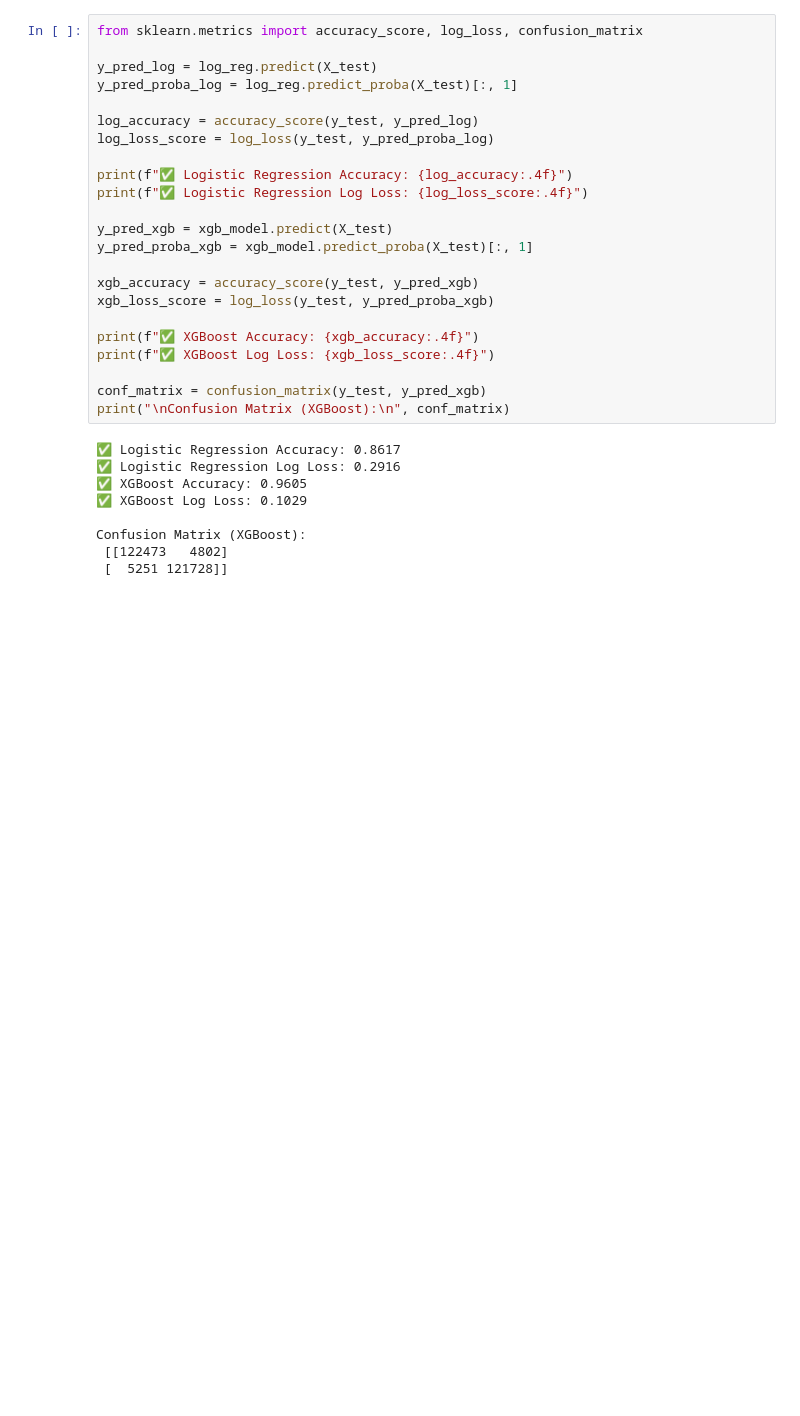
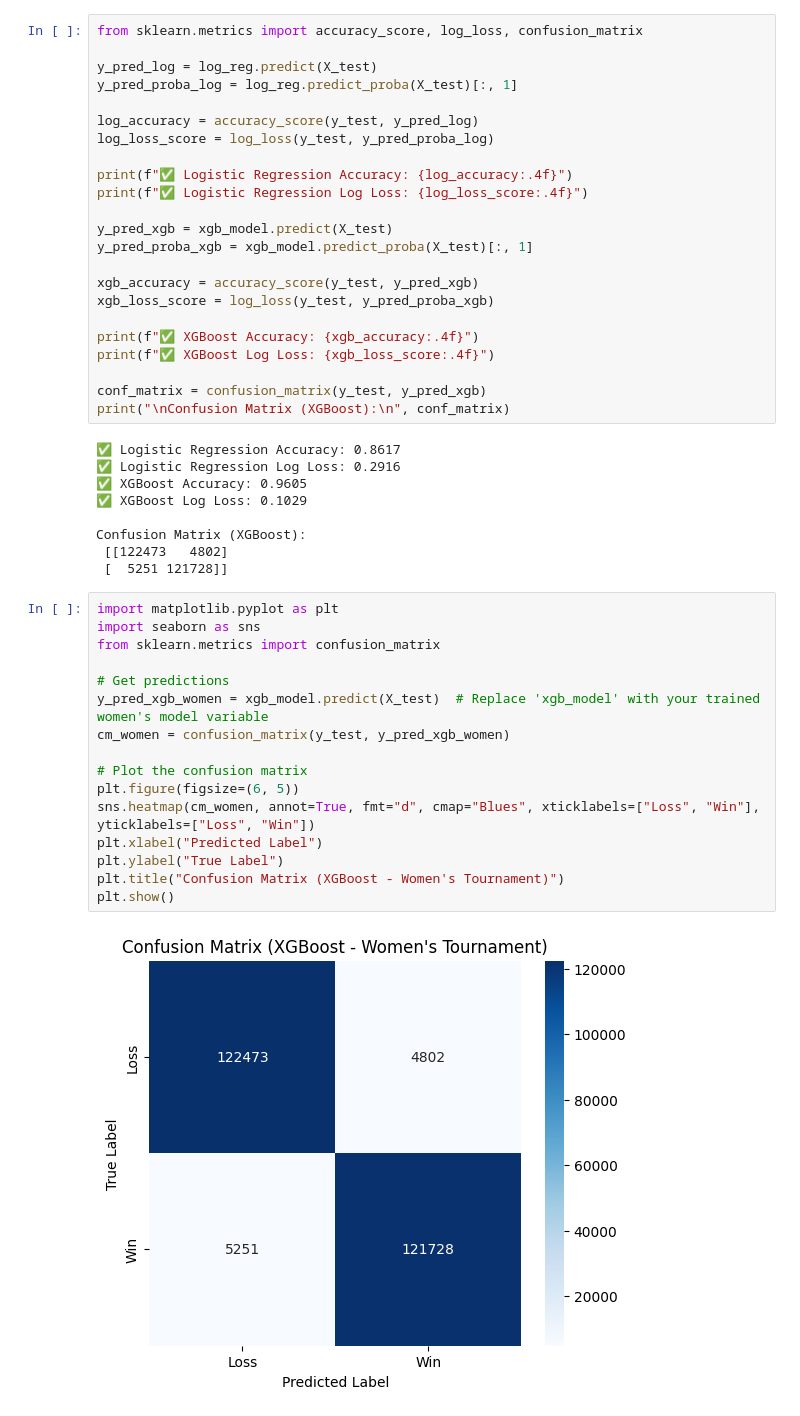
Before and after one commit to Immanuel-01/March_Mania, a Jupyter notebook: WManie.ipynb, the cells around one changed output. Drawn from its saved outputs; the diff is of its cells as text; blank space fills up the shorter version.

```diff
--- a/WManie.ipynb
+++ b/WManie.ipynb
@@ -369,6 +369,24 @@ print("\nConfusion Matrix (XGBoost):\n", conf_matrix)
 Confusion Matrix (XGBoost):
  [[122473   4802]
  [  5251 121728]]
+# %%
+import matplotlib.pyplot as plt
+import seaborn as sns
+from sklearn.metrics import confusion_matrix
+
+# Get predictions
+y_pred_xgb_women = xgb_model.predict(X_test)  # Replace 'xgb_model' with your trained women's model variable
+cm_women = confusion_matrix(y_test, y_pred_xgb_women)
+
+# Plot the confusion matrix
+plt.figure(figsize=(6, 5))
+sns.heatmap(cm_women, annot=True, fmt="d", cmap="Blues", xticklabels=["Loss", "Win"], yticklabels=["Loss", "Win"])
+plt.xlabel("Predicted Label")
+plt.ylabel("True Label")
+plt.title("Confusion Matrix (XGBoost - Women's Tournament)")
+plt.show()
+# %% [output]
+[figure, added]
 # %%
 import joblib
 
```
Also changed, not shown: parts of 2 cells of this notebook.
